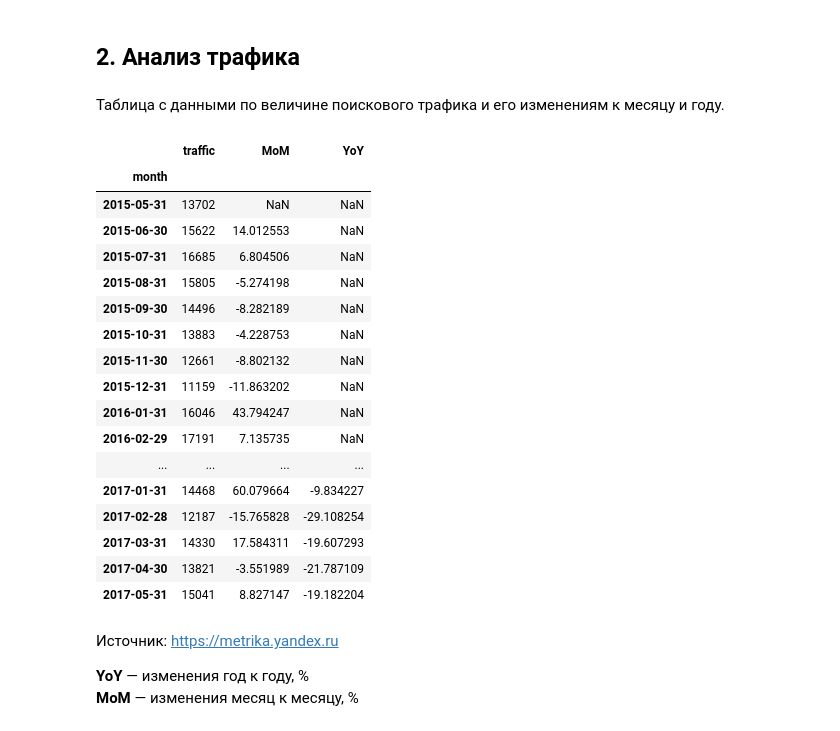
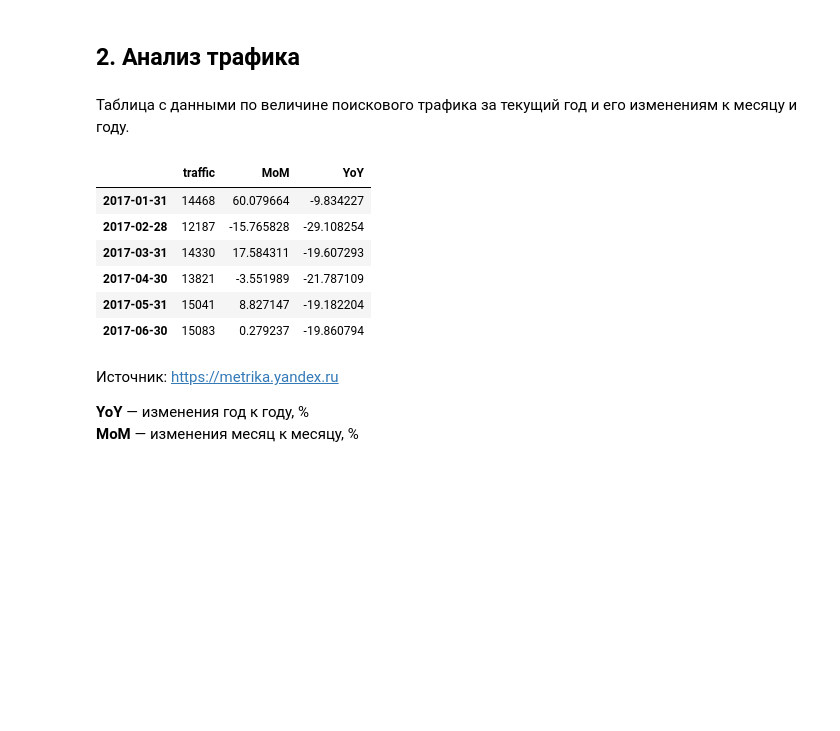
Before and after one commit to salon-love-forever/reports, a Jupyter notebook: slon-love-forever.ru.ipynb, the cells around one changed output. Drawn from its saved outputs; the diff is of its cells as text; code cells hidden in the pictures; blank space fills up the shorter version.

```diff
--- a/slon-love-forever.ru.ipynb
+++ b/slon-love-forever.ru.ipynb
@@ -68,28 +68,17 @@ pd.pivot_table(data, values='cost', index=['geo'], aggfunc=sum, margins=True).to
 # %% [markdown]
 ## 2. Анализ трафика
 # %% [markdown]
-Таблица с данными по величине поискового трафика и его изменениям к месяцу и году.
+Таблица с данными по величине поискового трафика за текущий год и его изменениям к месяцу и году.
 # %%
-organic
+organic['2017']
 # %% [output]
 |  | traffic | MoM | YoY |
-| month |  |  |  |
-| 2015-05-31 | 13702 | NaN | NaN |
-| 2015-06-30 | 15622 | 14.012553 | NaN |
-| 2015-07-31 | 16685 | 6.804506 | NaN |
-| 2015-08-31 | 15805 | -5.274198 | NaN |
-| 2015-09-30 | 14496 | -8.282189 | NaN |
-| 2015-10-31 | 13883 | -4.228753 | NaN |
-| 2015-11-30 | 12661 | -8.802132 | NaN |
-| 2015-12-31 | 11159 | -11.863202 | NaN |
-| 2016-01-31 | 16046 | 43.794247 | NaN |
-| 2016-02-29 | 17191 | 7.135735 | NaN |
-| ... | ... | ... | ... |
 | 2017-01-31 | 14468 | 60.079664 | -9.834227 |
 | 2017-02-28 | 12187 | -15.765828 | -29.108254 |
 | 2017-03-31 | 14330 | 17.584311 | -19.607293 |
 | 2017-04-30 | 13821 | -3.551989 | -21.787109 |
 | 2017-05-31 | 15041 | 8.827147 | -19.182204 |
+| 2017-06-30 | 15083 | 0.279237 | -19.860794 |
 # %% [markdown]
 Источник: https://metrika.yandex.ru
 
```
Also changed, not shown: parts of 7 cells of this notebook.
